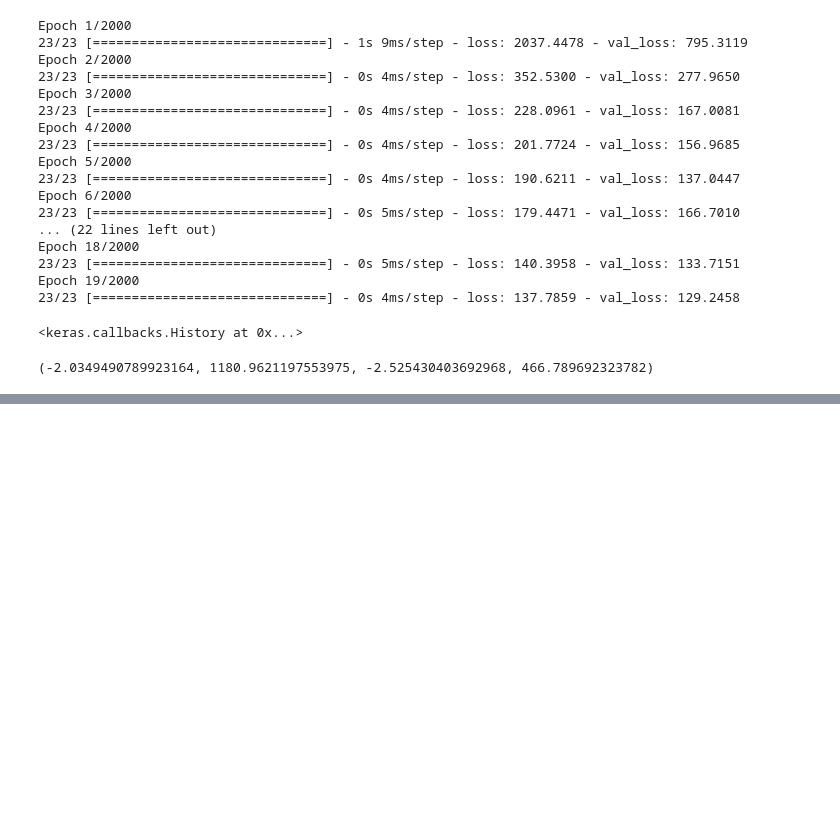
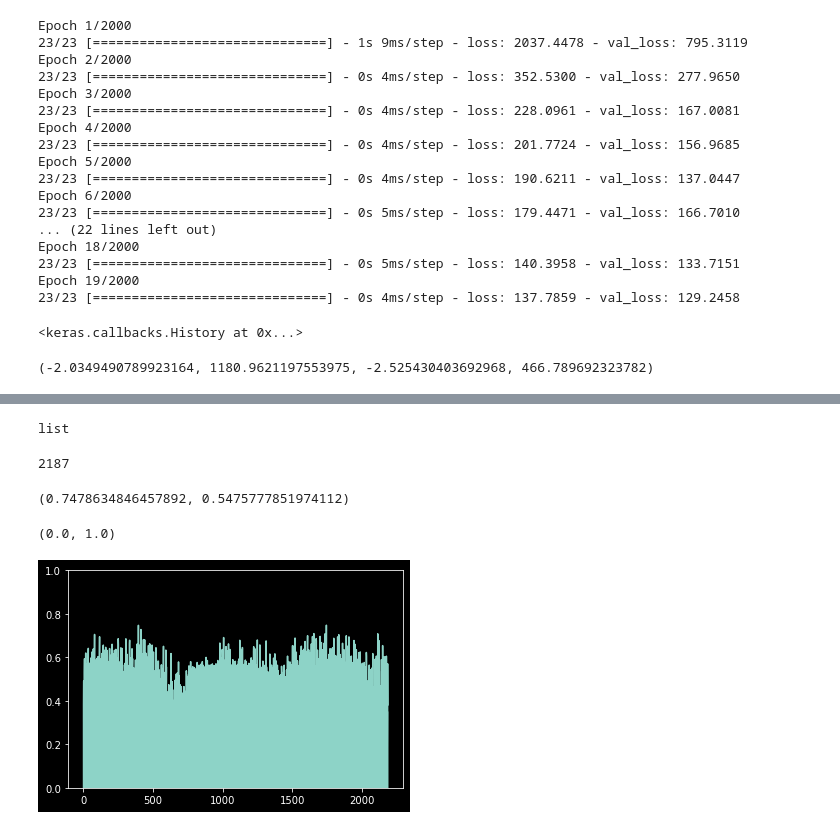
Before and after one commit to dtersegno/capstone, a Jupyter notebook: model/4_models.ipynb, the cells around one changed output, grey strips where cells are left out. Cells and saved outputs as stored; diff of their text form; code cells hidden in the pictures; blank space fills up the shorter version.

```diff
--- a/model/4_models.ipynb
+++ b/model/4_models.ipynb
@@ -424,0 +427,21 @@ INFO:tensorflow:Assets written to: ./saved_models/NN_2_0_10_20_12_25_10\assets
+# %%
+type(results)
+# %% [output]
+list
+# %%
+len(results)
+# %% [output]
+2187
+# %%
+r2s_total = np.array(results)[:,1].astype(float)
+r2s_wordle = np.array(results)[:,3].astype(float)
+# %%
+r2s_total.max(), r2s_wordle.max()
+# %% [output]
+(0.7478634846457892, 0.5475777851974112)
+# %%
+plt.plot(r2s_total)
+plt.ylim(0,1)
+# %% [output]
+(0.0, 1.0)
+[figure, added]
```
Also changed, not shown: parts of 6 cells of this notebook, 1 other file.
